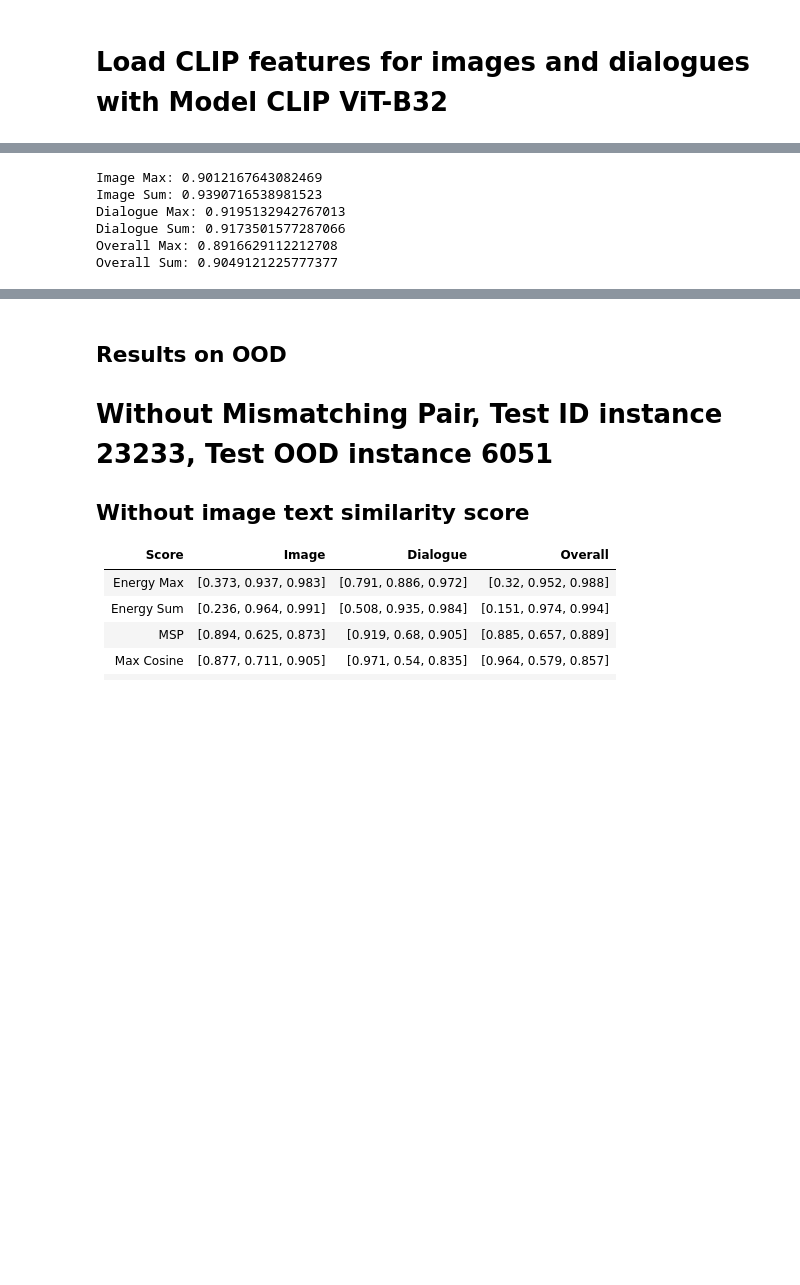
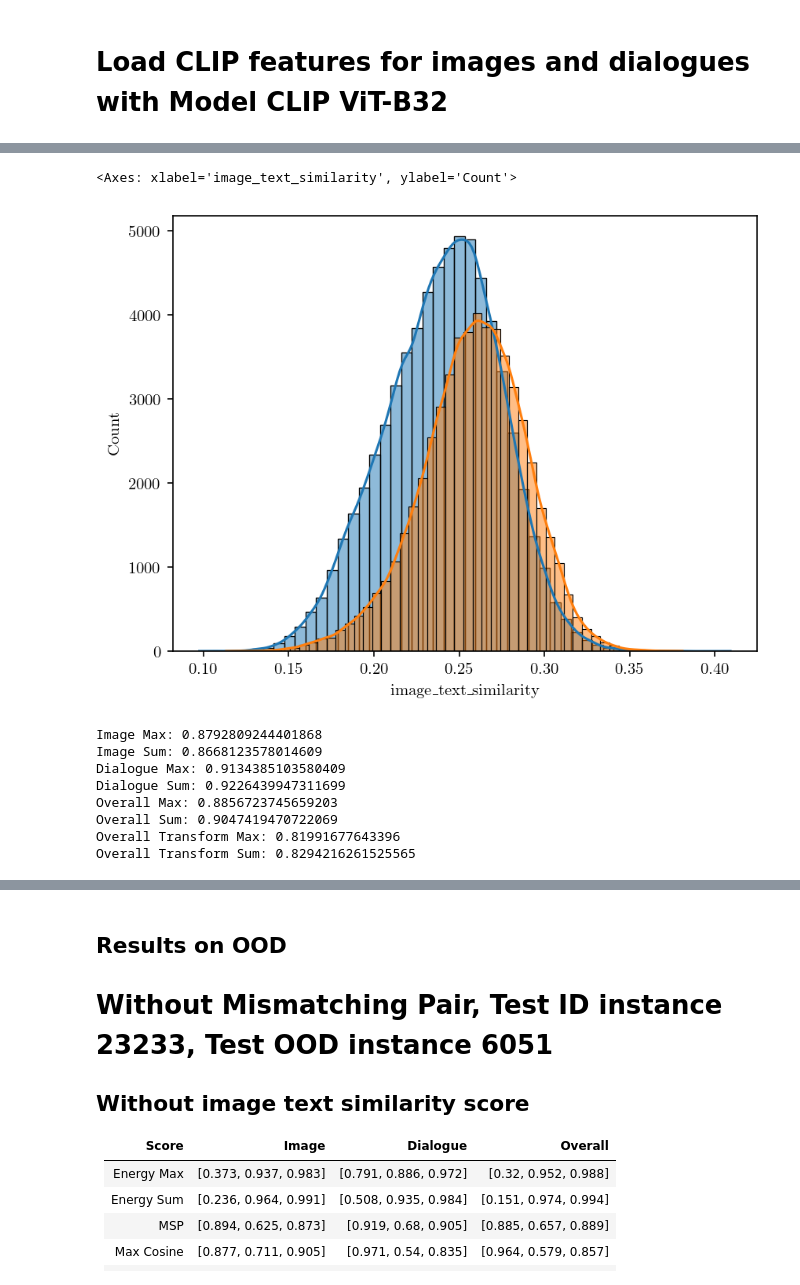
Before and after one commit to wfyitf/multimodal_ood, a Jupyter notebook: notebooks/clip_qa.ipynb, the cells around one changed output, grey strips where cells are left out. Drawn from its saved outputs; the diff is of its cells as text; code cells hidden in the pictures; blank space fills up the shorter version.

```diff
--- a/notebooks/clip_qa.ipynb
+++ b/notebooks/clip_qa.ipynb
@@ -143,3 +167,9 @@ plot_figure.plot_cosine(df_table, save_fig = False, save_format = 'pdf', dpi = 3
+# %%
+sns.histplot(df_table[df_table['OOD'] == 0]['image_text_similarity'], bins=50, kde=True)
+sns.histplot(df_table[df_table['OOD'] == 1]['image_text_similarity'], bins=50, kde=True)
+# %% [output]
+<Axes: xlabel='image_text_similarity', ylabel='Count'>
+[figure, added]
 # %%
 def image_text_similarity(row):
     a = row['dialogue_clip']
@@ -158,13 +190,17 @@ print('Dialogue Sum:', ev.fpr_evaluation(df_table['OOD'].values, df_table['dialo
 #print('Dialogue Segment Sum:', ev.fpr_evaluation(df_table['OOD'].values, -df_table['dialogue_score_segment'].values, 0.95))
 print("Overall Max:", ev.fpr_evaluation(df_table['OOD'].values, df_table['overall_simialrity'].values, 0.95))
 print("Overall Sum:", ev.fpr_evaluation(df_table['OOD'].values, df_table['overall_simialrity_sum'].values, 0.95))
+print("Overall Transform Max:", ev.fpr_evaluation(df_table['OOD'].values, df_table['overall_simialrity_transform'].values, 0.95))
+print("Overall Transform Sum:", ev.fpr_evaluation(df_table['OOD'].values, df_table['overall_simialrity_transform_sum'].values, 0.95))
 # %% [output]
-Image Max: 0.9012167643082469
-Image Sum: 0.9390716538981523
-Dialogue Max: 0.9195132942767013
-Dialogue Sum: 0.9173501577287066
-Overall Max: 0.8916629112212708
-Overall Sum: 0.9049121225777377
+Image Max: 0.8792809244401868
+Image Sum: 0.8668123578014609
+Dialogue Max: 0.9134385103580409
+Dialogue Sum: 0.9226439947311699
+Overall Max: 0.8856723745659203
+Overall Sum: 0.9047419470722069
+Overall Transform Max: 0.81991677643396
+Overall Transform Sum: 0.8294216261525565
 # %%
 import torch
 import torch.nn as nn
```
Also changed, not shown: parts of 16 cells of this notebook, 2 other files.
